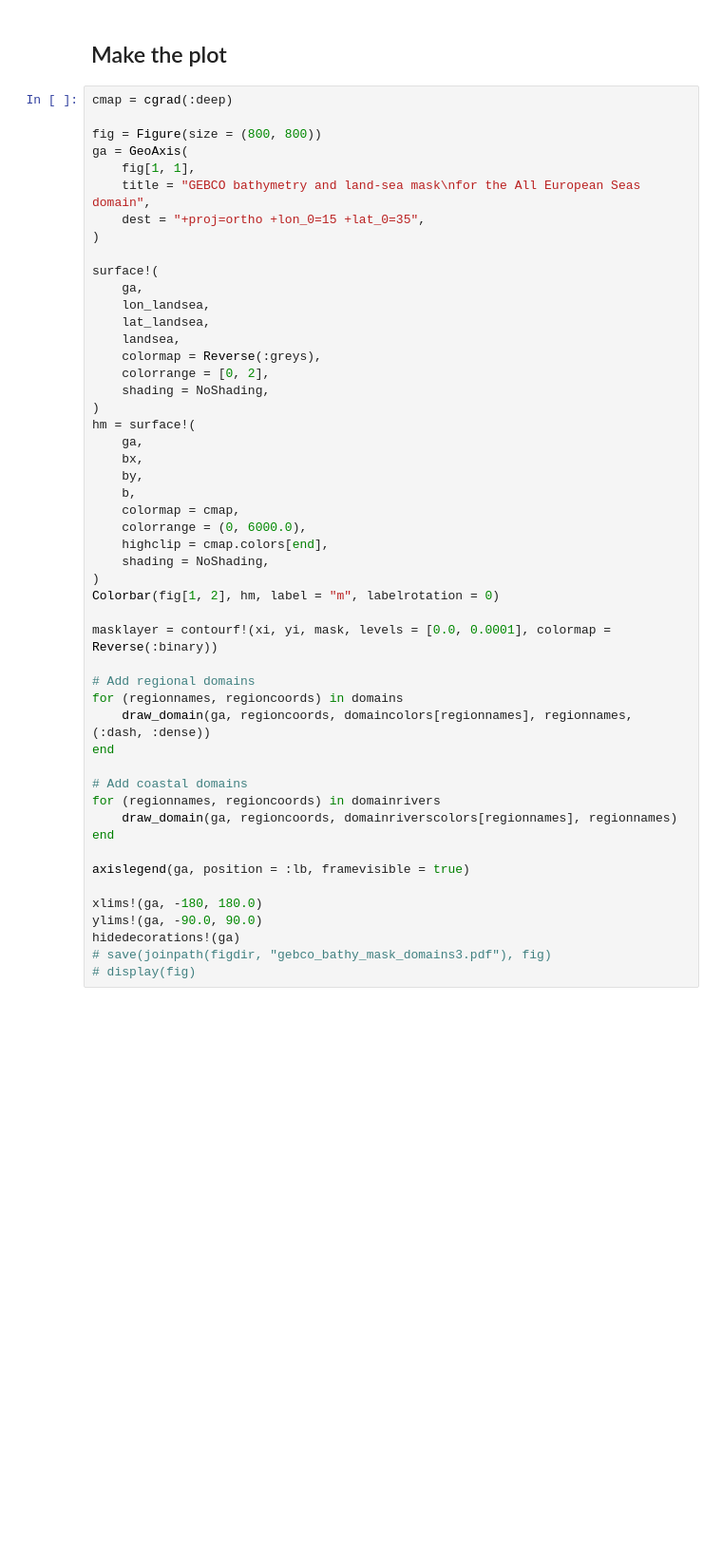
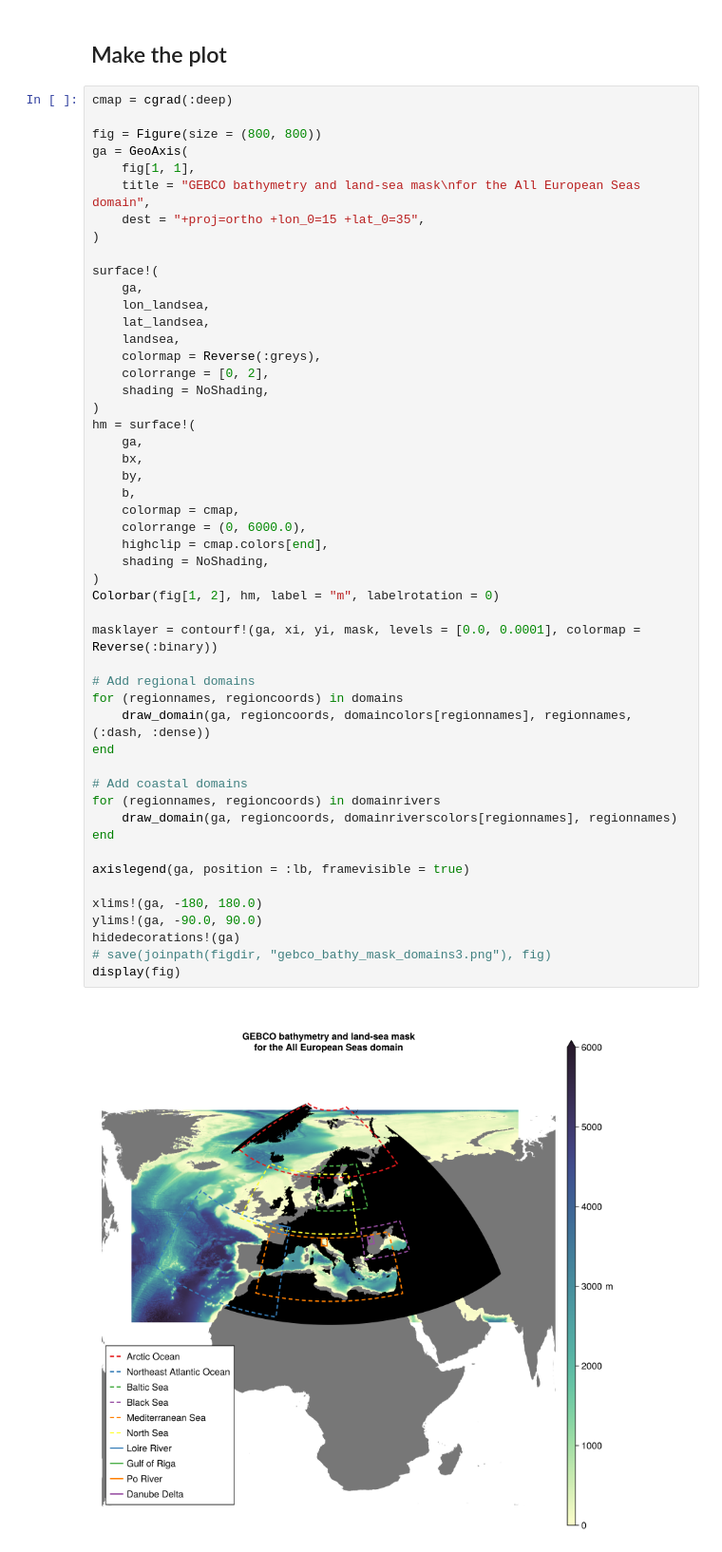
Before and after one commit to gher-uliege/EMODnet-Chemistry-GriddedMaps, a Jupyter notebook: src/plot_bathy_mask.ipynb, the cells around one changed output. Shown at 95% size. Drawn from its saved outputs; the diff is of its cells as text; blank space fills up the shorter version.

```diff
--- a/src/plot_bathy_mask.ipynb
+++ b/src/plot_bathy_mask.ipynb
@@ -53,34 +68,35 @@ surface!(
 )
 hm = surface!(
     ga,
     bx,
     by,
     b,
     colormap = cmap,
     colorrange = (0, 6000.0),
     highclip = cmap.colors[end],
     shading = NoShading,
 )
 Colorbar(fig[1, 2], hm, label = "m", labelrotation = 0)
 
-masklayer = contourf!(xi, yi, mask, levels = [0.0, 0.0001], colormap = Reverse(:binary))
+masklayer = contourf!(ga, xi, yi, mask, levels = [0.0, 0.0001], colormap = Reverse(:binary))
 
 # Add regional domains
 for (regionnames, regioncoords) in domains
     draw_domain(ga, regioncoords, domaincolors[regionnames], regionnames, (:dash, :dense))
 end
 
 # Add coastal domains
 for (regionnames, regioncoords) in domainrivers
     draw_domain(ga, regioncoords, domainriverscolors[regionnames], regionnames)
 end
 
 axislegend(ga, position = :lb, framevisible = true)
 
 xlims!(ga, -180, 180.0)
 ylims!(ga, -90.0, 90.0)
 hidedecorations!(ga)
-# save(joinpath(figdir, "gebco_bathy_mask_domains3.pdf"), fig)
-# display(fig)
+# save(joinpath(figdir, "gebco_bathy_mask_domains3.png"), fig)
+display(fig)
 # %% [output]
+[figure, added]
 CairoMakie.Screen{PDF}
```
Also changed, not shown: parts of 1 cell of this notebook, 1 other file.
